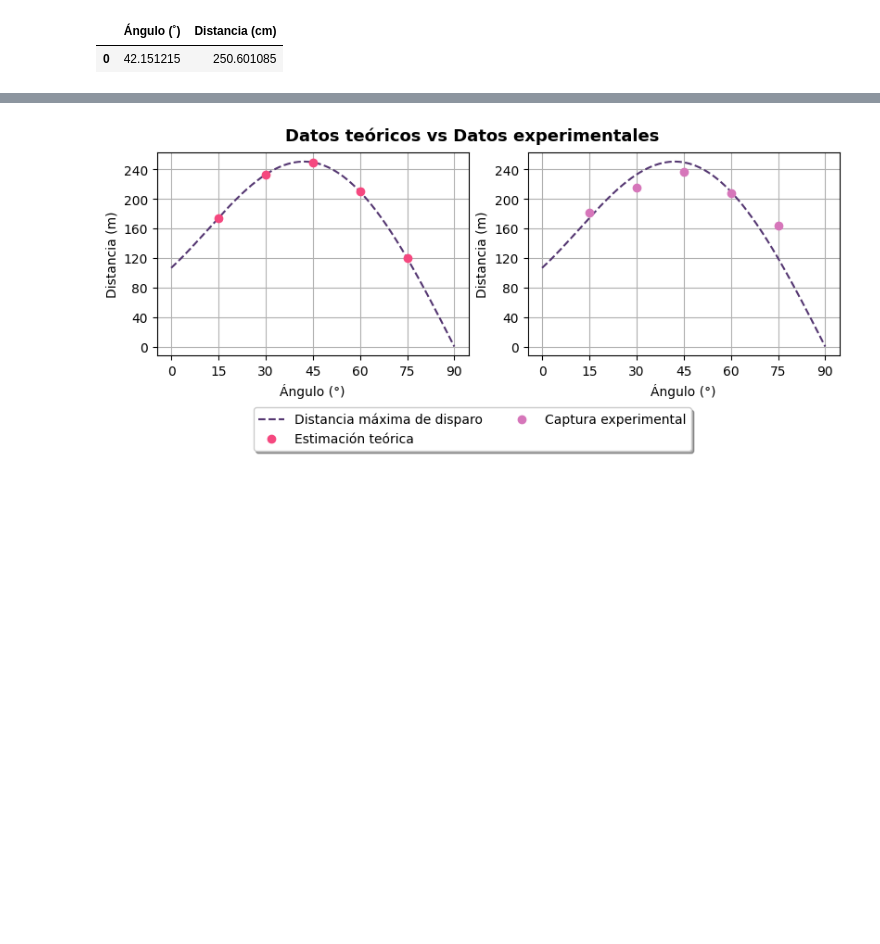
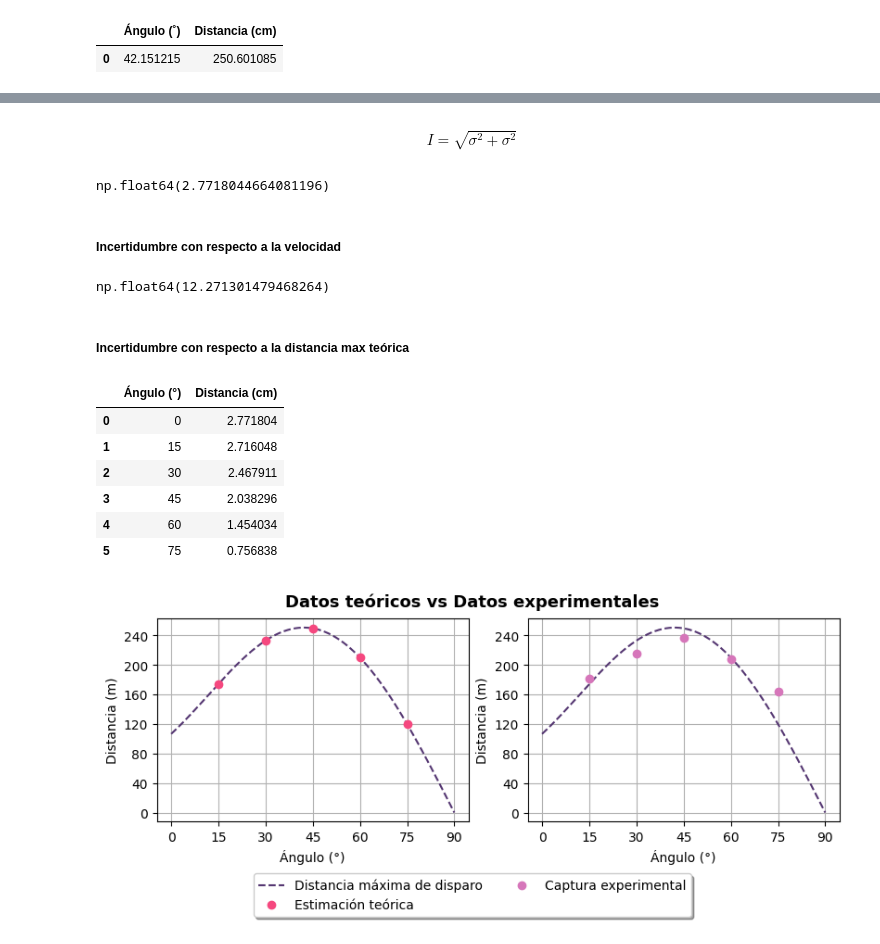
Before and after one commit to Juaan00/Laboratorios_mecanica_FEM, a Jupyter notebook: mov_parabólico.ipynb, the cells around one changed output, grey strips where cells are left out. Drawn from its saved outputs; the diff is of its cells as text; code cells hidden in the pictures; blank space fills up the shorter version.

```diff
--- a/mov_parabólico.ipynb
+++ b/mov_parabólico.ipynb
@@ -126,3 +125,45 @@ tabla_4
+# %% [markdown]
+$$
+I = \sqrt{\sigma^2+\sigma^2}
+$$
+# %%
+s_1 = 0.1
+s_2 = 2.77
+i = np.sqrt((s_1**2)+(s_2**2))
+i
+# %% [output]
+np.float64(2.7718044664081196)
+# %% [markdown]
+<h5>Incertidumbre con respecto a la velocidad</h5>
+# %%
+def velocidad(x):
+    return x/(np.sqrt(50/980))
+def distancia(x,y,z):
+    return (x*np.cos(y)*(x*np.sin(y)+np.sqrt((x*np.sin(y))**2+2*z*25)))/z
+s_v_1 = velocidad(i)
+s_v_1
+# %% [output]
+np.float64(12.271301479468264)
+# %% [markdown]
+<h5>Incertidumbre con respecto a la distancia max teórica</h5>
+# %%
+g_0_prom = 106.500000
+s_x_15 = distancia(s_v_1, np.radians(15), 980)
+s_x_30 = distancia(s_v_1, np.radians(30), 980)
+s_x_45 = distancia(s_v_1, np.radians(45), 980)
+s_x_60 = distancia(s_v_1, np.radians(60), 980)
+s_x_75 = distancia(s_v_1, np.radians(75), 980)
+s_x_t = [i,s_x_15, s_x_30, s_x_45, s_x_60, s_x_75]
+tabla_3 = pd.DataFrame({'Ángulo (°)': [0, 15, 30, 45, 60, 75], 'Distancia (cm)': s_x_t})
+tabla_3
+# %% [output]
+|  | Ángulo (°) | Distancia (cm) |
+| 0 | 0 | 2.771804 |
+| 1 | 15 | 2.716048 |
+| 2 | 30 | 2.467911 |
+| 3 | 45 | 2.038296 |
+| 4 | 60 | 1.454034 |
+| 5 | 75 | 0.756838 |
 # %%
 x = np.linspace(np.radians(0), np.radians(90), 1000)
 y = distancia(v_0, x, 980)
```
Also changed, not shown: parts of 2 cells of this notebook, 1 other file.
